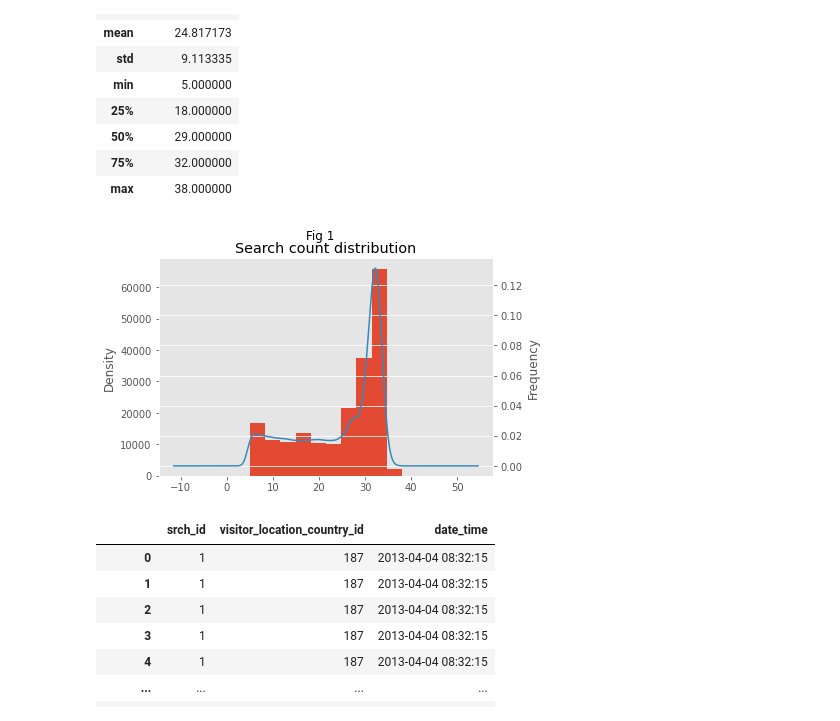
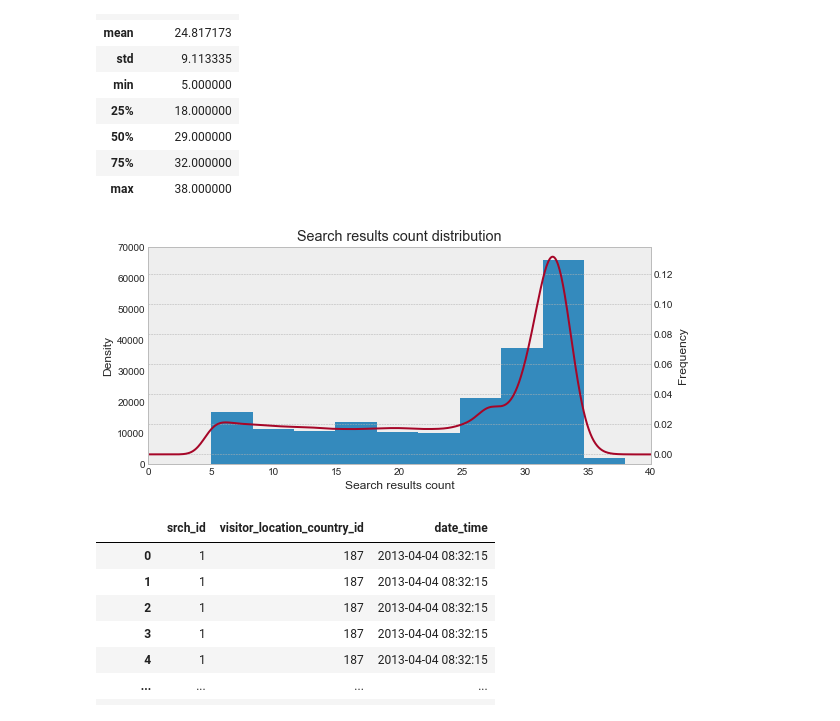
Before and after one commit to lkuffo/dm-kaggle, a Jupyter notebook: EDA 1.ipynb, the cells around one changed output. Cells and saved outputs as stored; diff of their text form; code cells hidden in the pictures.

```diff
--- a/EDA 1.ipynb
+++ b/EDA 1.ipynb
@@ -4,7 +4,7 @@ import seaborn as sns
 import matplotlib.pyplot as plt
 import numpy as np
 # %%
-plt.style.use('ggplot')
+plt.style.use('bmh')
 # %%
 df = pd.read_csv('./data/training_set_VU_DM.csv')
 # %%
@@ -270,16 +270,18 @@ Number of unique searches
 | 75% | 32.000000 |
 | max | 38.000000 |
 # %%
-ax = search_counts.date_time.plot(kind='hist')
+ax = search_counts.date_time.plot(kind='hist', figsize=(9,4))
 search_counts.date_time.plot(kind='kde', ax=ax, secondary_y=True)
-plt.title('Search count distribution')
-plt.suptitle('Fig 1')
-plt.xlabel('Search count')
+plt.title('Search results count distribution')
+plt.xlabel('Search results count')
+ax.set_xlabel("Search results count")
 plt.ylabel('Frequency')
+#plt.axis([0, 40, 0, 40])
+ax.axis([0, 40, 0, 70000])
 #plt.xticks(rotation=5)
 plt.show()
 # %% [output]
-[figure, old version]
+[figure, new version]
 # %%
 df[['srch_id', 'visitor_location_country_id', 'date_time']]
 # %% [output]
```
Also changed, not shown: parts of 14 cells of this notebook.
